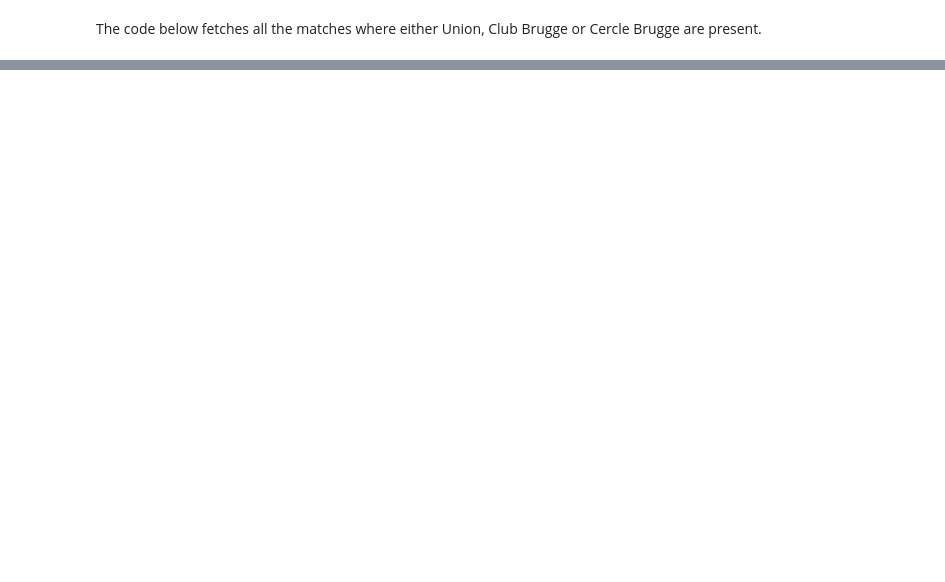
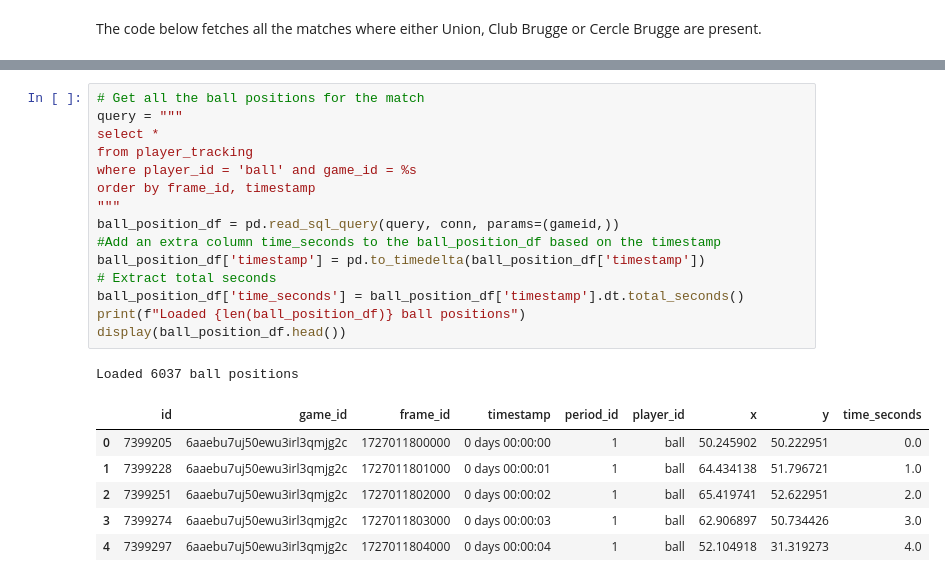
Before and after one commit to sergeygdb/soccer_analytics_projectweek, a Jupyter notebook: Knowlegde Portfolio/exploration.ipynb, the cells around one changed output, grey strips where cells are left out. Drawn from its saved outputs; the diff is of its cells as text; blank space fills up the shorter version.

```diff
--- a/Knowlegde Portfolio/exploration.ipynb
+++ b/Knowlegde Portfolio/exploration.ipynb
@@ -46,0 +315,23 @@ matches.head()
+# %%
+# Get all the ball positions for the match
+query = """
+select *
+from player_tracking
+where player_id = 'ball' and game_id = %s
+order by frame_id, timestamp
+"""
+ball_position_df = pd.read_sql_query(query, conn, params=(gameid,))
+#Add an extra column time_seconds to the ball_position_df based on the timestamp
+ball_position_df['timestamp'] = pd.to_timedelta(ball_position_df['timestamp'])
+# Extract total seconds
+ball_position_df['time_seconds'] = ball_position_df['timestamp'].dt.total_seconds()
+print(f"Loaded {len(ball_position_df)} ball positions")
+display(ball_position_df.head())
+# %% [output]
+Loaded 6037 ball positions
+|  | id | game_id | frame_id | timestamp | period_id | player_id | x | y | time_seconds |
+| 0 | 7399205 | 6aaebu7uj50ewu3irl3qmjg2c | 1727011800000 | 0 days 00:00:00 | 1 | ball | 50.245902 | 50.222951 | 0.0 |
+| 1 | 7399228 | 6aaebu7uj50ewu3irl3qmjg2c | 1727011801000 | 0 days 00:00:01 | 1 | ball | 64.434138 | 51.796721 | 1.0 |
+| 2 | 7399251 | 6aaebu7uj50ewu3irl3qmjg2c | 1727011802000 | 0 days 00:00:02 | 1 | ball | 65.419741 | 52.622951 | 2.0 |
+| 3 | 7399274 | 6aaebu7uj50ewu3irl3qmjg2c | 1727011803000 | 0 days 00:00:03 | 1 | ball | 62.906897 | 50.734426 | 3.0 |
+| 4 | 7399297 | 6aaebu7uj50ewu3irl3qmjg2c | 1727011804000 | 0 days 00:00:04 | 1 | ball | 52.104918 | 31.319273 | 4.0 |
```
Also changed, not shown: parts of 10 cells of this notebook, 2 other files.
